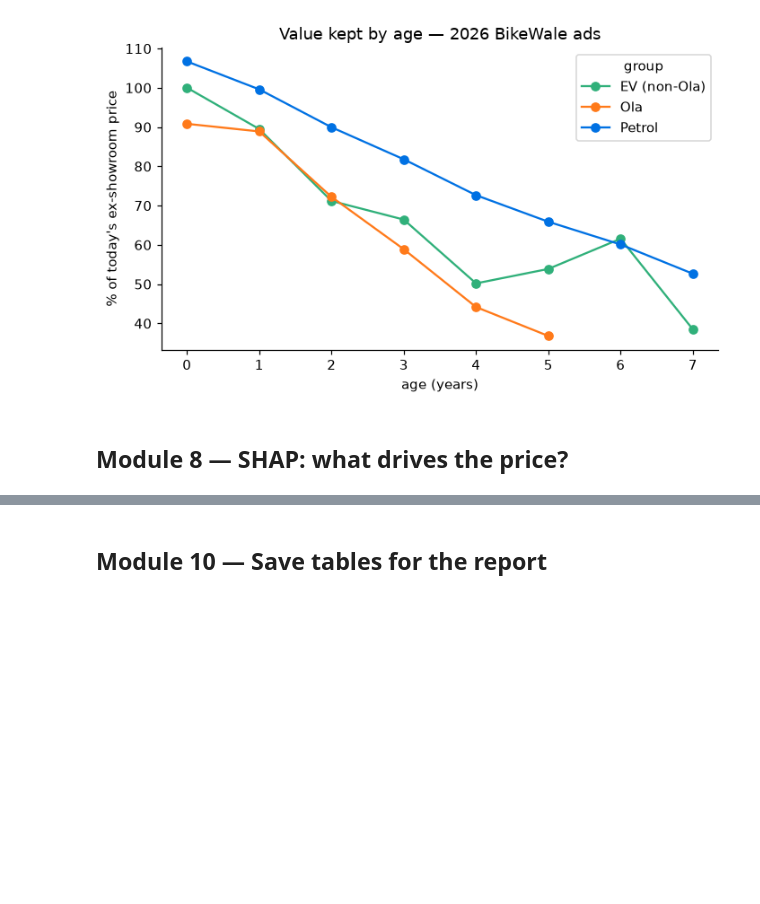
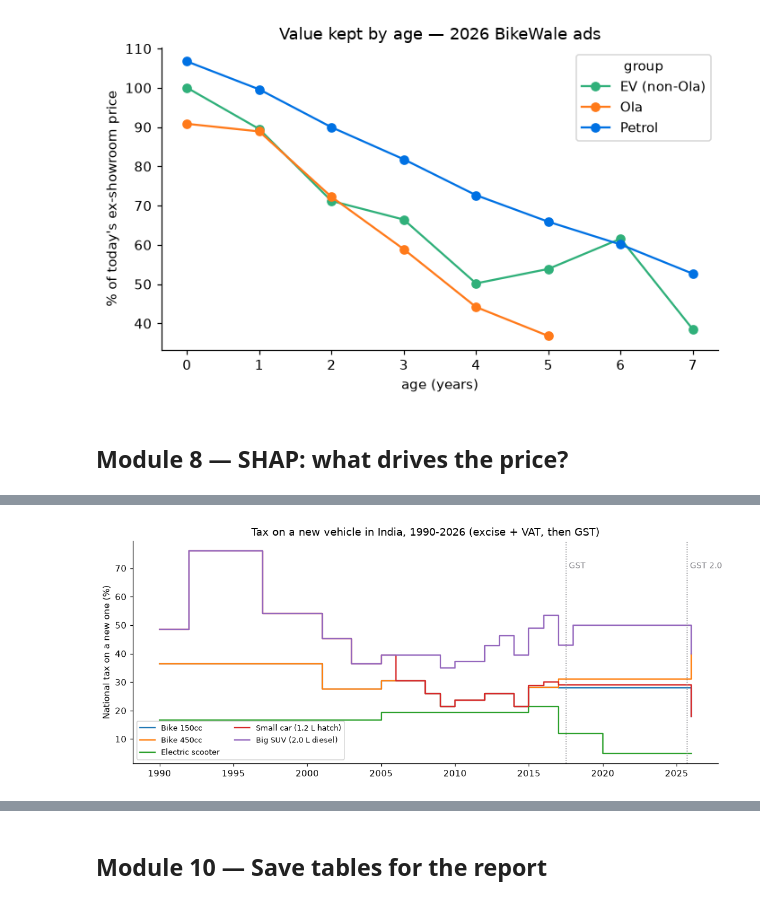
Before and after one commit to SAMURAI-75/resaleiq-used-vehicle-price, a Jupyter notebook: colab/ResaleIQ_pipeline_executed.ipynb, the cells around one changed output, grey strips where cells are left out. Cells and saved outputs as stored; diff of their text form; code cells hidden in the pictures; blank space fills up the shorter version.

```diff
--- a/colab/ResaleIQ_pipeline_executed.ipynb
+++ b/colab/ResaleIQ_pipeline_executed.ipynb
@@ -541,0 +573,13 @@ plt.savefig("figures/m9_market_models.png", dpi=150, bbox_inches="tight"); plt.s
+# %%
+yrs = list(range(1990, 2027))
+cases = {"Bike 150cc": ("bike", 150, "Petrol", ""), "Bike 450cc": ("bike", 450, "Petrol", ""), "Electric scooter": ("bike", None, "Electric", ""),
+         "Small car (1.2 L hatch)": ("car", 1.2, "Petrol", "3"), "Big SUV (2.0 L diesel)": ("car", 2.0, "Diesel", "11")}
+plt.figure(figsize=(10, 4.2))
+for name, (k, e, f, b) in cases.items():
+    plt.step(yrs, [national_tax(k, date(y, 7, 1), e, f, b)["rate"] * 100 for y in yrs], where="post", label=name)
+for x, t in [(2017.5, "GST"), (2025.7, "GST 2.0")]:
+    plt.axvline(x, color="#86868b", ls=":", lw=1); plt.text(x + .2, 70, t, color="#86868b", fontsize=9)
+plt.ylabel("National tax on a new one (%)"); plt.title("Tax on a new vehicle in India, 1990-2026 (excise + VAT, then GST)")
+plt.legend(fontsize=8.5, ncol=2); plt.tight_layout(); plt.savefig("figures/m9b_tax_history.png", dpi=150); plt.show()
+# %% [output]
+[figure, added]
```
Also changed, not shown: parts of 6 cells of this notebook, 36 other files.
